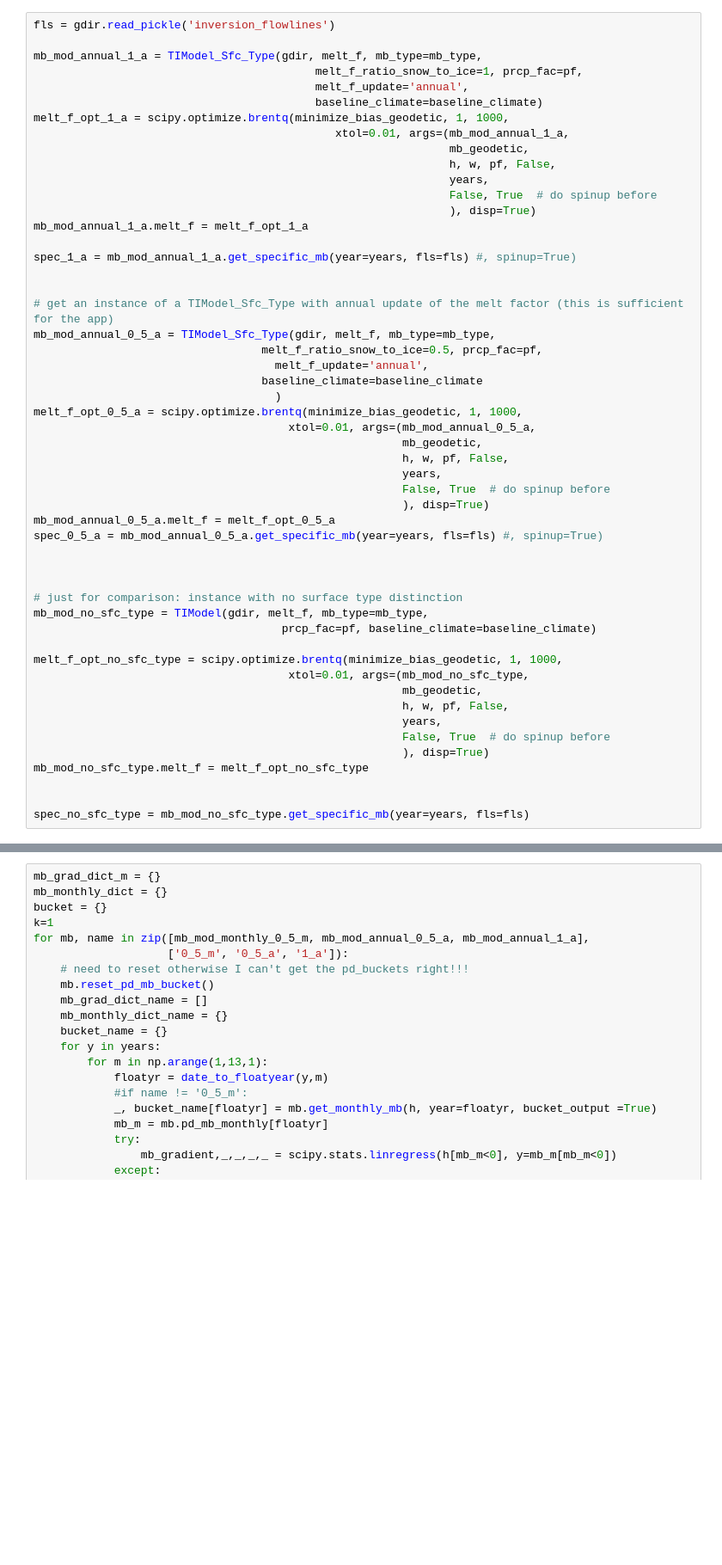
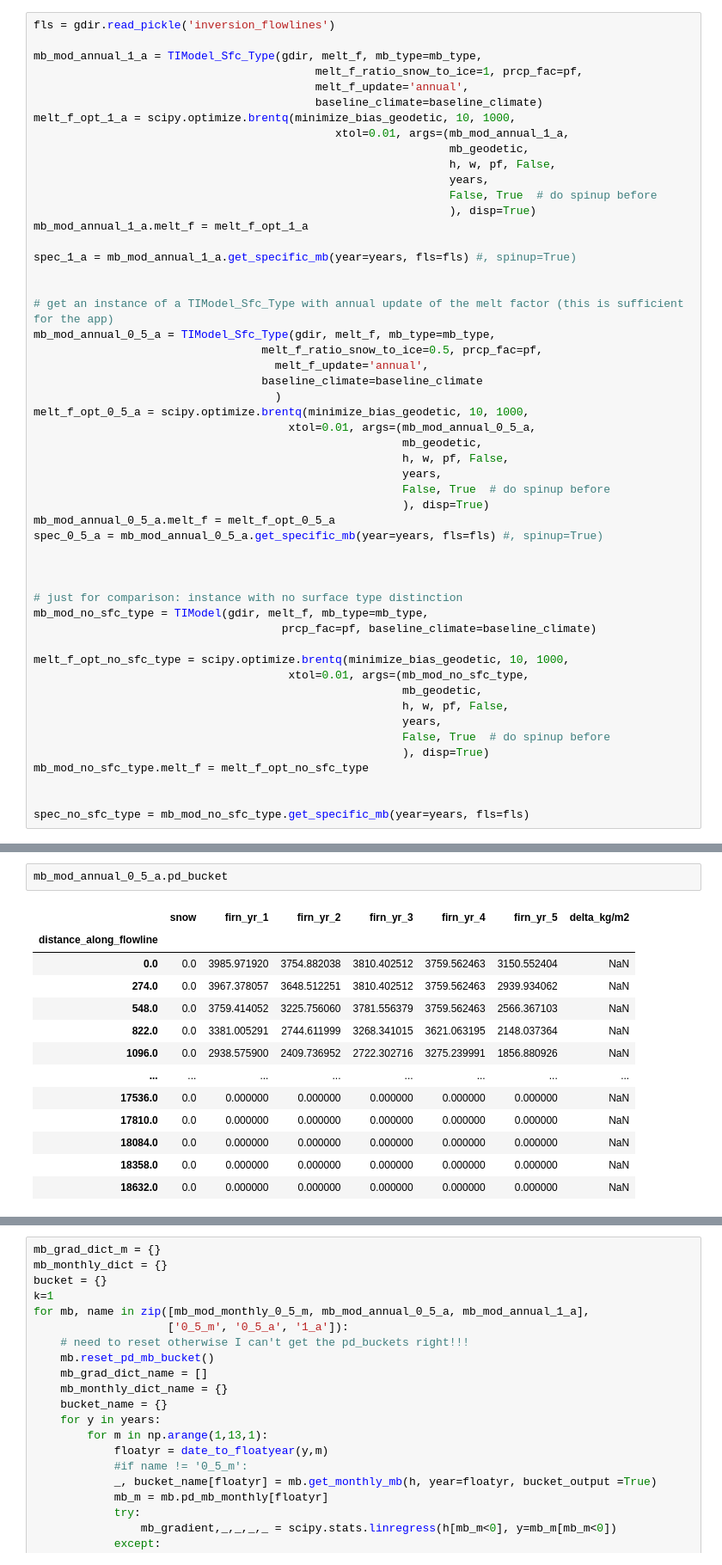
Before and after one commit to OGGM/massbalance-sandbox, a Jupyter notebook: docs/surface_type_distinction/oggm_sfc_type_bucket.ipynb, the cells around one changed output, grey strips where cells are left out. Shown at 86% size. Drawn from its saved outputs; the diff is of its cells as text; blank space fills up the shorter version.

```diff
--- a/docs/surface_type_distinction/oggm_sfc_type_bucket.ipynb
+++ b/docs/surface_type_distinction/oggm_sfc_type_bucket.ipynb
@@ -129,7 +126,7 @@ mb_mod_annual_1_a = TIModel_Sfc_Type(gdir, melt_f, mb_type=mb_type,
                                           melt_f_ratio_snow_to_ice=1, prcp_fac=pf,
                                           melt_f_update='annual',
                                           baseline_climate=baseline_climate)
-melt_f_opt_1_a = scipy.optimize.brentq(minimize_bias_geodetic, 1, 1000,
+melt_f_opt_1_a = scipy.optimize.brentq(minimize_bias_geodetic, 10, 1000,
                                              xtol=0.01, args=(mb_mod_annual_1_a,
                                                               mb_geodetic,
                                                               h, w, pf, False,
@@ -147,7 +144,7 @@ mb_mod_annual_0_5_a = TIModel_Sfc_Type(gdir, melt_f, mb_type=mb_type,
                                     melt_f_update='annual',
                                   baseline_climate=baseline_climate
                                     )
-melt_f_opt_0_5_a = scipy.optimize.brentq(minimize_bias_geodetic, 1, 1000,
+melt_f_opt_0_5_a = scipy.optimize.brentq(minimize_bias_geodetic, 10, 1000,
                                       xtol=0.01, args=(mb_mod_annual_0_5_a,
                                                        mb_geodetic,
                                                        h, w, pf, False,
@@ -163,7 +160,7 @@ spec_0_5_a = mb_mod_annual_0_5_a.get_specific_mb(year=years, fls=fls) #, spinup=
 mb_mod_no_sfc_type = TIModel(gdir, melt_f, mb_type=mb_type,
                                      prcp_fac=pf, baseline_climate=baseline_climate)
 
-melt_f_opt_no_sfc_type = scipy.optimize.brentq(minimize_bias_geodetic, 1, 1000,
+melt_f_opt_no_sfc_type = scipy.optimize.brentq(minimize_bias_geodetic, 10, 1000,
                                       xtol=0.01, args=(mb_mod_no_sfc_type,
                                                        mb_geodetic,
                                                        h, w, pf, False,
@@ -230,0 +255,16 @@ for mb, name in zip([mb_mod_monthly_0_5_m, mb_mod_annual_0_5_a, mb_mod_annual_1_
+# %%
+mb_mod_annual_0_5_a.pd_bucket
+# %% [output]
+|  | snow | firn_yr_1 | firn_yr_2 | firn_yr_3 | firn_yr_4 | firn_yr_5 | delta_kg/m2 |
+| distance_along_flowline |  |  |  |  |  |  |  |
+| 0.0 | 0.0 | 3985.971920 | 3754.882038 | 3810.402512 | 3759.562463 | 3150.552404 | NaN |
+| 274.0 | 0.0 | 3967.378057 | 3648.512251 | 3810.402512 | 3759.562463 | 2939.934062 | NaN |
+| 548.0 | 0.0 | 3759.414052 | 3225.756060 | 3781.556379 | 3759.562463 | 2566.367103 | NaN |
+| 822.0 | 0.0 | 3381.005291 | 2744.611999 | 3268.341015 | 3621.063195 | 2148.037364 | NaN |
+| 1096.0 | 0.0 | 2938.575900 | 2409.736952 | 2722.302716 | 3275.239991 | 1856.880926 | NaN |
+| ... | ... | ... | ... | ... | ... | ... | ... |
+| 17536.0 | 0.0 | 0.000000 | 0.000000 | 0.000000 | 0.000000 | 0.000000 | NaN |
+| 17810.0 | 0.0 | 0.000000 | 0.000000 | 0.000000 | 0.000000 | 0.000000 | NaN |
+| 18084.0 | 0.0 | 0.000000 | 0.000000 | 0.000000 | 0.000000 | 0.000000 | NaN |
+| 18358.0 | 0.0 | 0.000000 | 0.000000 | 0.000000 | 0.000000 | 0.000000 | NaN |
+| 18632.0 | 0.0 | 0.000000 | 0.000000 | 0.000000 | 0.000000 | 0.000000 | NaN |
```
Also changed, not shown: parts of 41 cells of this notebook, 6 other files.
